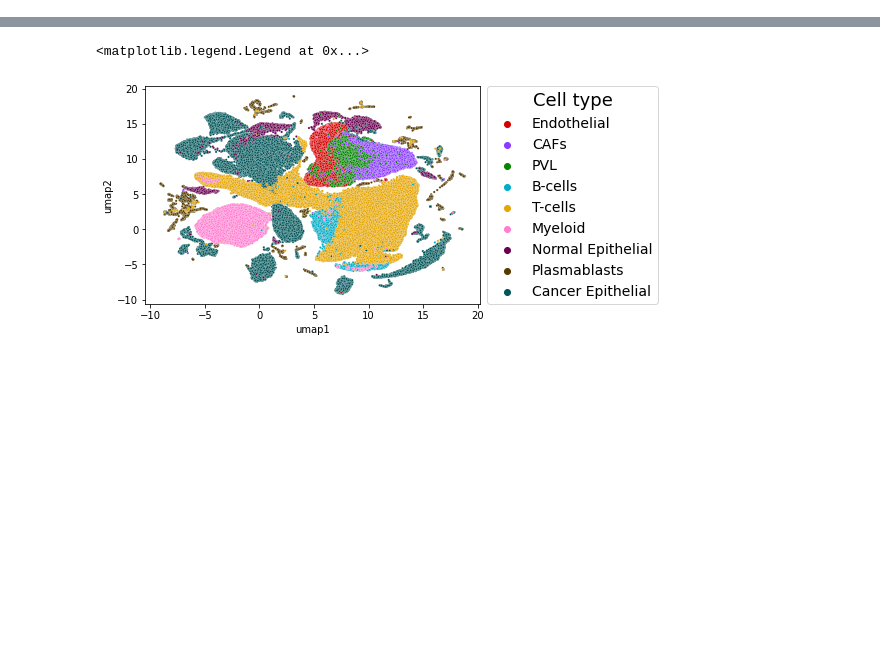
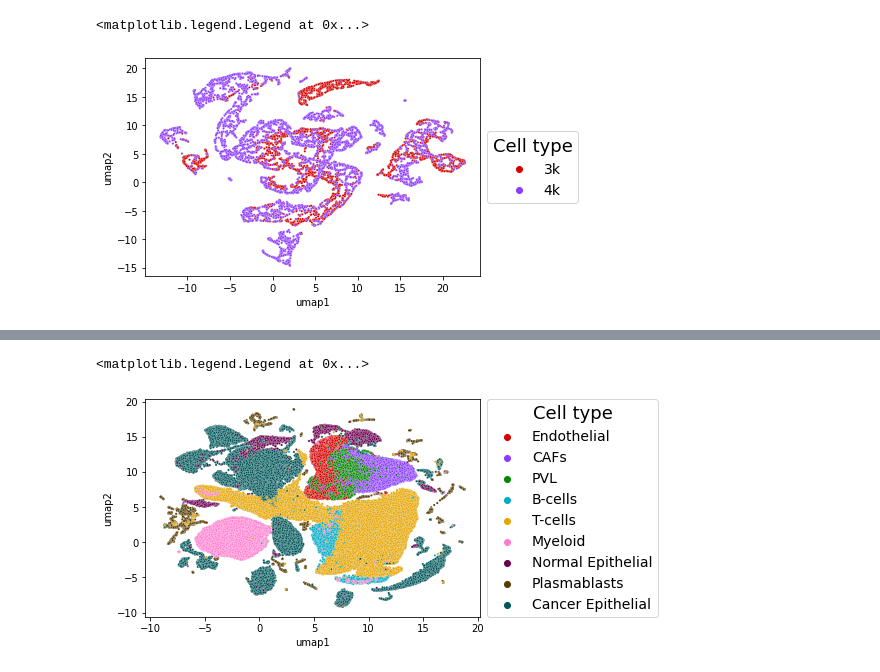
Before and after one commit to causalpathlab/asapp, a Jupyter notebook: examples/2_hbcc_data_dc.ipynb, the cells around one changed output, grey strips where cells are left out. Saved outputs shown, nothing was run; the diff lists cells and outputs as text; code cells hidden in the pictures; blank space fills up the shorter version.

```diff
--- a/examples/2_hbcc_data_dc.ipynb
+++ b/examples/2_hbcc_data_dc.ipynb
@@ -97,0 +95,8 @@ Text(0, 0.5, 'UMAP2')
+# %%
+df_umap['batch'] = [x.split('_')[1]for x in df_umap['cell']]
+cp = sns.color_palette(cc.glasbey_dark, n_colors=len(df_umap['batch'].unique()))
+p = sns.scatterplot(data=df_umap, x='umap1', y='umap2', hue='batch',s=5,palette=cp,legend=True)
+plt.legend(title='Cell type',title_fontsize=18, fontsize=14,loc='center left', bbox_to_anchor=(1, 0.5))
+# %% [output]
+<matplotlib.legend.Legend at 0x...>
+[figure, added]
```
Also changed, not shown: parts of 12 cells of this notebook, 24 other files.
